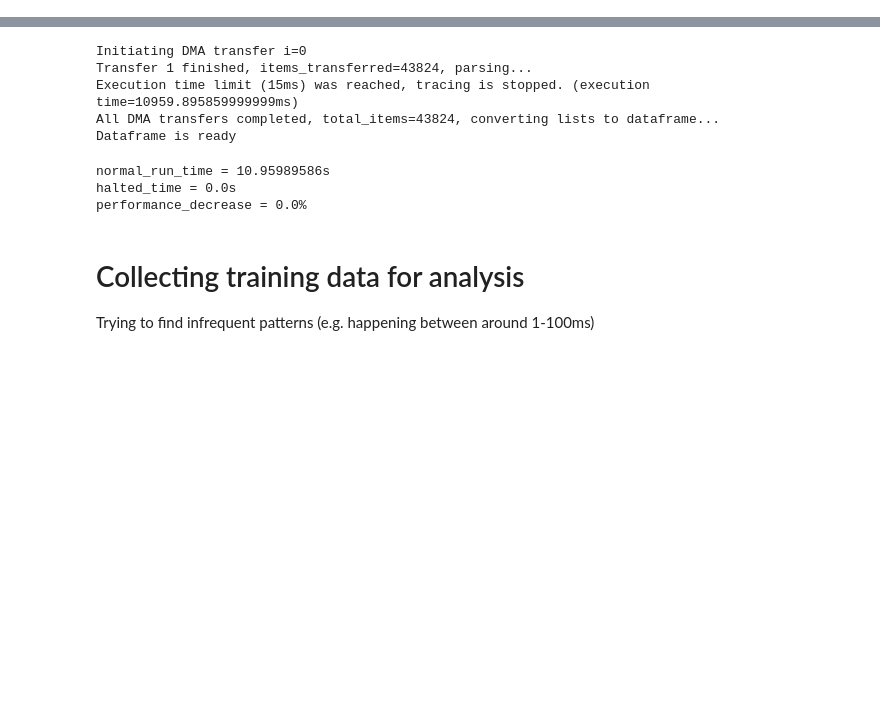
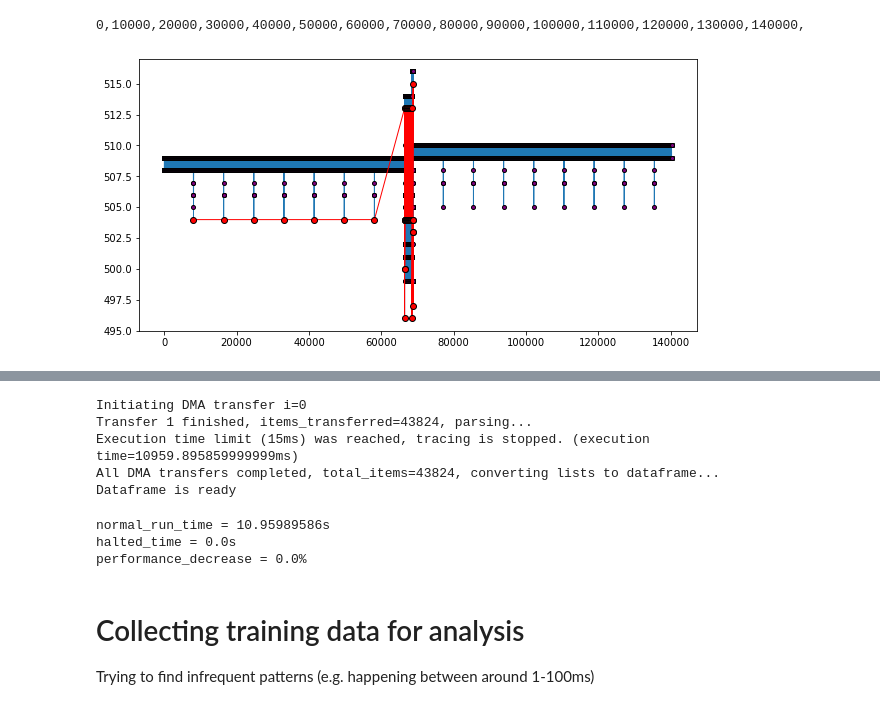
Before and after one commit to michalmonday/xohw23-121, a Jupyter notebook: jupyter_notebooks/pynq_wrapper.ipynb, the cells around one changed output, grey strips where cells are left out. Saved outputs shown, nothing was run; the diff lists cells and outputs as text; code cells hidden in the pictures; blank space fills up the shorter version.

```diff
--- a/jupyter_notebooks/pynq_wrapper.ipynb
+++ b/jupyter_notebooks/pynq_wrapper.ipynb
@@ -504,19 +516,0 @@ TCP server can be accessed at: 192.168.0.104:9093
-# %%
-#cms_ctrl.set_atf_seed_input(11806078428487616667595100393877188612246406242155061336067773483696989000736494004054006429374090960102566967936116921923046441487106498268898839523731684)
-cms_ctrl.set_atf_seed_input(
-    11806078428487616667595100393877188612246406242155061336067773483696989000736494004054006429374090960102566967936116921923046441487106498268898839523731684,
-    #10830175431449689389649939503930932214491902249168567446969045384872327938557471652274447065375505551205183343985222416134942588750294913863109553079849262,
-    seed_bit_width=1024
-)
-cms_ctrl.set_atf_input_address(0)
-cms_ctrl.set_atf_seed_trigger_write_enable()
-
-cms_ctrl.set_atf_lower_bound_input(243)
-cms_ctrl.set_atf_upper_bound_input(246)
-cms_ctrl.set_atf_range_input_seed_address(0)
-cms_ctrl.set_atf_range_input_range_address(0)
-cms_ctrl.set_atf_range_trigger_write_enable()
-cms_ctrl.set_atf_range_trigger_write_enable()
-
-cms_ctrl.enable_atf()
-#cms_ctrl.disable_atf()
@@ -534,5 +554,4 @@ reset_cpu()
 # %%
-dma_rec.transfer(input_buffer)
-#dma_rec.wait()
-#items_transferred = math.floor(dma_rec.transferred * 64 / AXI_DATA_WIDTH / 8)
-#items_transferred
+dma_rec.wait()
+items_transferred = math.floor(dma_rec.transferred * 64 / AXI_DATA_WIDTH / 8)
+items_transferred
@@ -540,0 +563,12 @@ dma_rec.wait()
+# %%
+chunks_per_item = math.ceil(AXI_DATA_WIDTH/64)
+patterns = []
+for j in range(70):
+    items_transferred = get_dma_transfer(input_buffer, dma_rec) - 1
+    start = 0
+    end = chunks_per_item
+    for i in range(items_transferred-1):
+        fifo_item = int.from_bytes(bytes(input_buffer[start:end]), byteorder='little')
+        patterns.append(fifo_item)
+        start += chunks_per_item
+        end += chunks_per_item
@@ -540,0 +583,6 @@ dma_rec.wait()
+# %%
+#advanced_trace_filter.plot_similarities(patterns[:10], seed_values[:1])
+plot_similarities(patterns, seed_values[:1])
+# %% [output]
+0,10000,20000,30000,40000,50000,60000,70000,80000,90000,100000,110000,120000,130000,140000,
+[figure, added]
```
Also changed, not shown: parts of 14 cells of this notebook, 5 other files.
